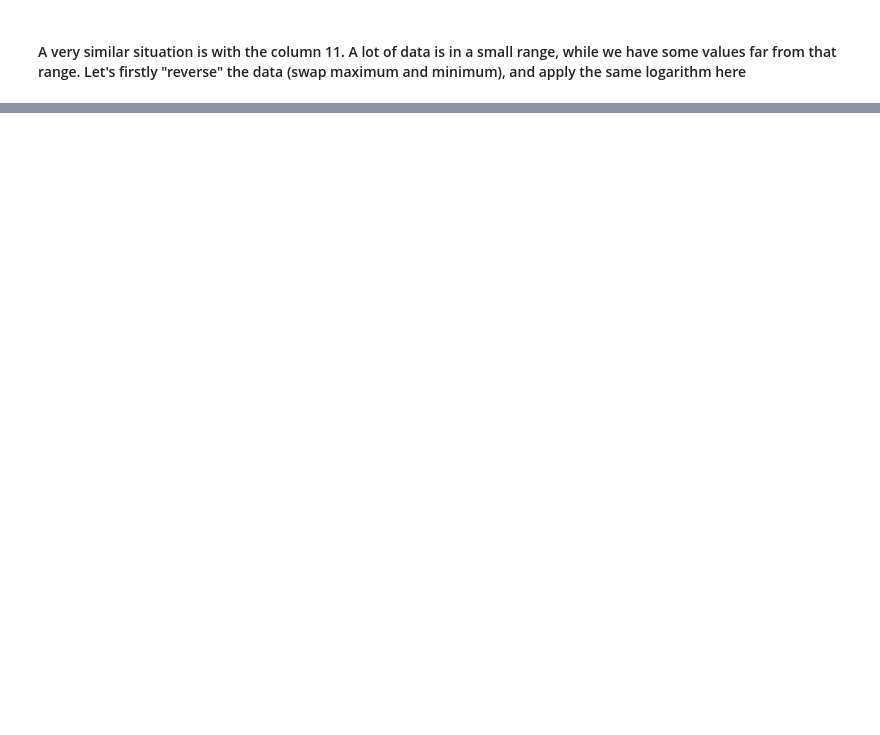
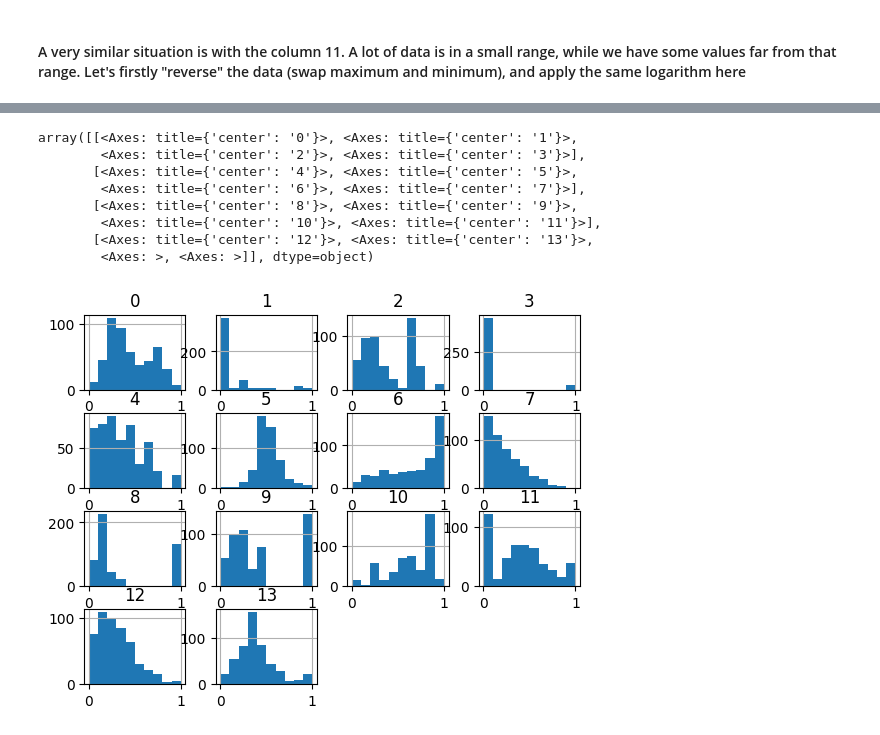
Before and after one commit to ddatsko/URV_NEC_HW1, a Jupyter notebook: data_preprocessing_boston.ipynb, the cells around one changed output, grey strips where cells are left out. Cells and saved outputs as stored; diff of their text form; code cells hidden in the pictures; blank space fills up the shorter version.

```diff
--- a/data_preprocessing_boston.ipynb
+++ b/data_preprocessing_boston.ipynb
@@ -81,0 +146,10 @@ df_processed[11].hist()
+# %%
+from sklearn.preprocessing import MinMaxScaler
+scaler_Normalisation = MinMaxScaler()
+
+# the columns 0,1,11 are normalized from 0 to 1 and the columns are equal in df_processed and df(orginal value where data is puted in)
+normalized_data  = scaler_Normalisation.fit_transform(df_processed)
+# %%
+df_processed_all = pd.DataFrame(normalized_data)
+# take a look at the data
+df_processed_all.head()
@@ -81,0 +163,12 @@ df_processed[11].hist()
+# %%
+df_processed_all.hist()
+# %% [output]
+array([[<Axes: title={'center': '0'}>, <Axes: title={'center': '1'}>,
+        <Axes: title={'center': '2'}>, <Axes: title={'center': '3'}>],
+       [<Axes: title={'center': '4'}>, <Axes: title={'center': '5'}>,
+        <Axes: title={'center': '6'}>, <Axes: title={'center': '7'}>],
+       [<Axes: title={'center': '8'}>, <Axes: title={'center': '9'}>,
+        <Axes: title={'center': '10'}>, <Axes: title={'center': '11'}>],
+       [<Axes: title={'center': '12'}>, <Axes: title={'center': '13'}>,
+        <Axes: >, <Axes: >]], dtype=object)
+[figure, added]
```
Also changed, not shown: parts of 18 cells of this notebook, 2 other files.
